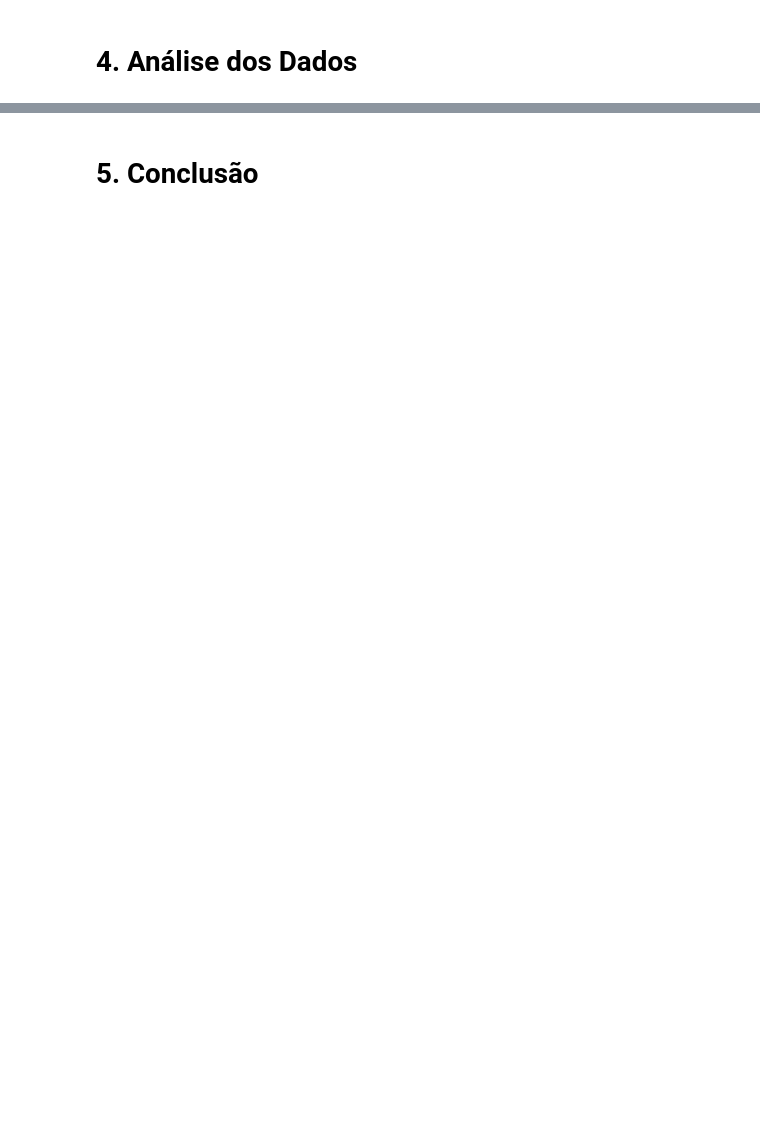
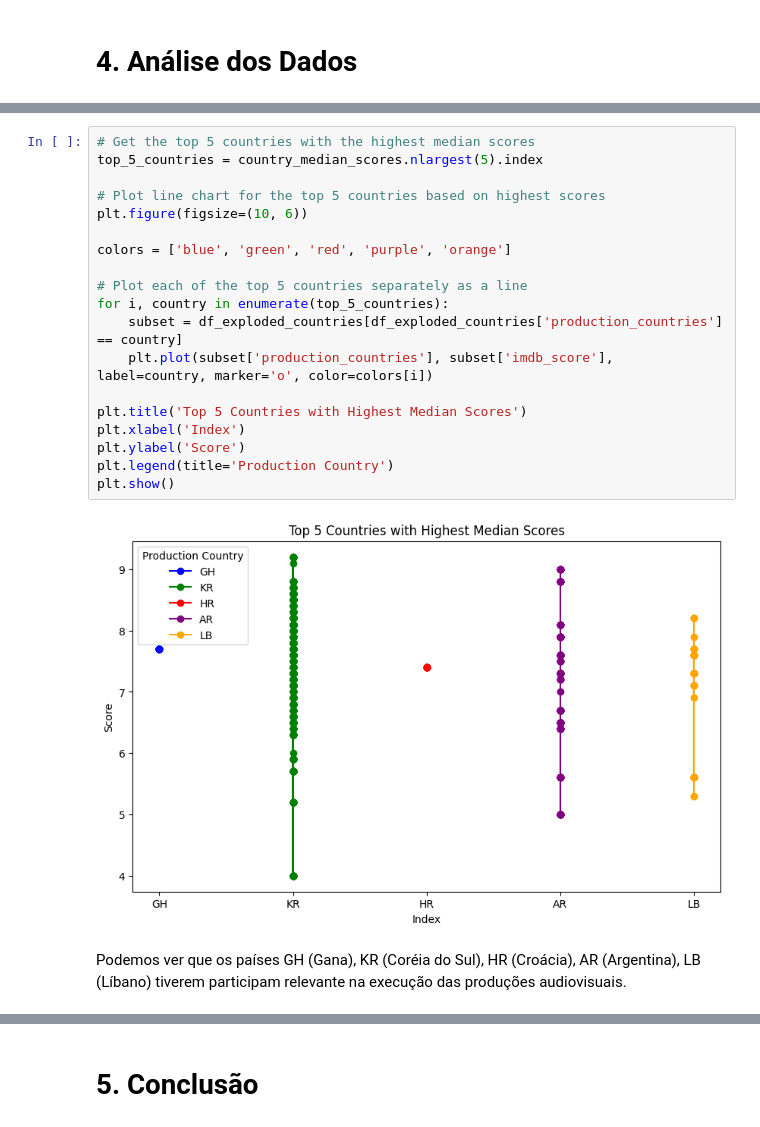
Before and after one commit to TomasValadao/DataVisualization-PUC-Rio, a Jupyter notebook: data_viz_mvp.ipynb, the cells around one changed output, grey strips where cells are left out. Saved outputs shown, nothing was run; the diff lists cells and outputs as text; blank space fills up the shorter version.

```diff
--- a/data_viz_mvp.ipynb
+++ b/data_viz_mvp.ipynb
@@ -327,0 +437,23 @@ df_cleaned.describe(include='all')
+# %%
+# Get the top 5 countries with the highest median scores
+top_5_countries = country_median_scores.nlargest(5).index
+
+# Plot line chart for the top 5 countries based on highest scores
+plt.figure(figsize=(10, 6))
+
+colors = ['blue', 'green', 'red', 'purple', 'orange']
+
+# Plot each of the top 5 countries separately as a line
+for i, country in enumerate(top_5_countries):
+    subset = df_exploded_countries[df_exploded_countries['production_countries'] == country]
+    plt.plot(subset['production_countries'], subset['imdb_score'], label=country, marker='o', color=colors[i])
+
+plt.title('Top 5 Countries with Highest Median Scores')
+plt.xlabel('Index')
+plt.ylabel('Score')
+plt.legend(title='Production Country')
+plt.show()
+# %% [output]
+[figure, added]
+# %% [markdown]
+Podemos ver que os países GH (Gana), KR (Coréia do Sul), HR (Croácia), AR (Argentina), LB (Líbano) tiverem participam relevante na execução das produções audiovisuais.
```
Also changed, not shown: parts of 22 cells of this notebook.
